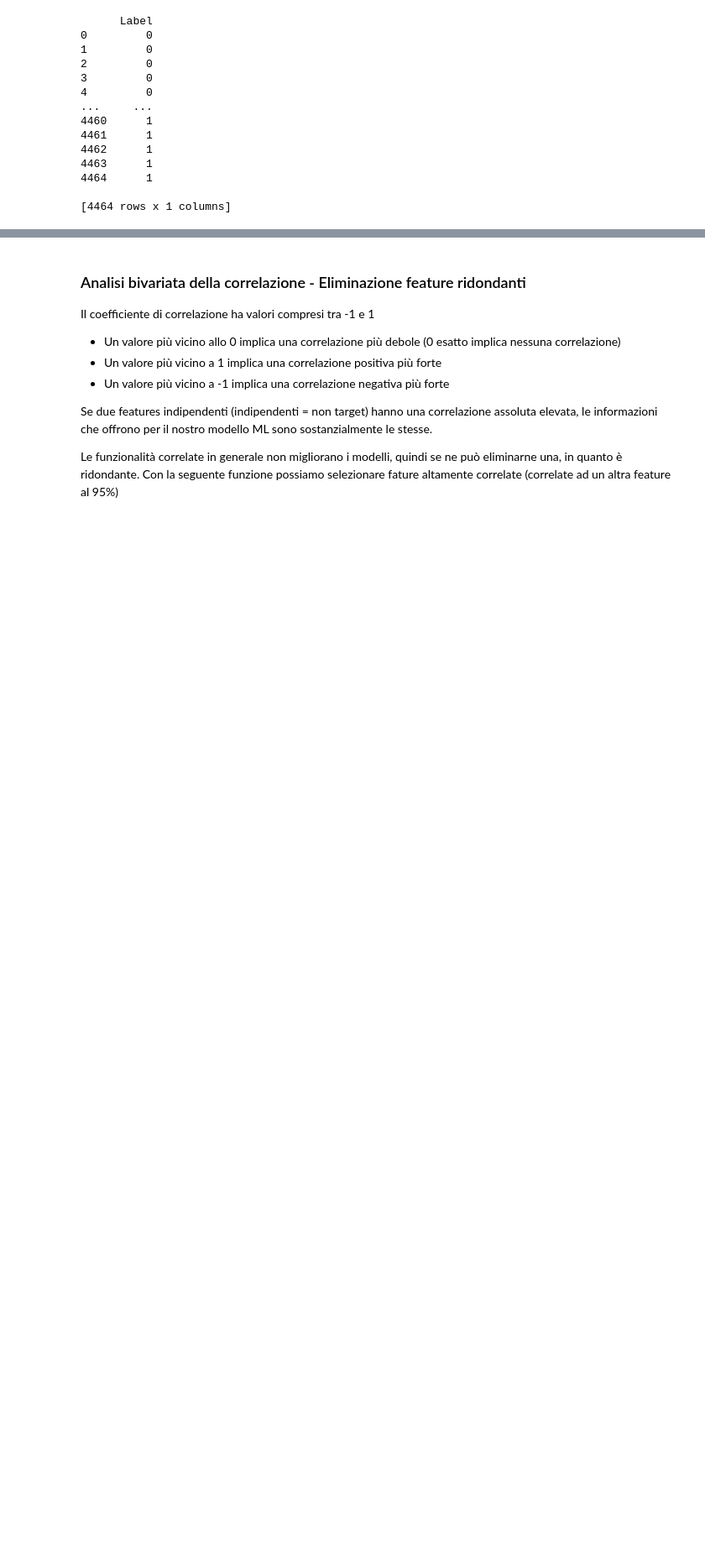
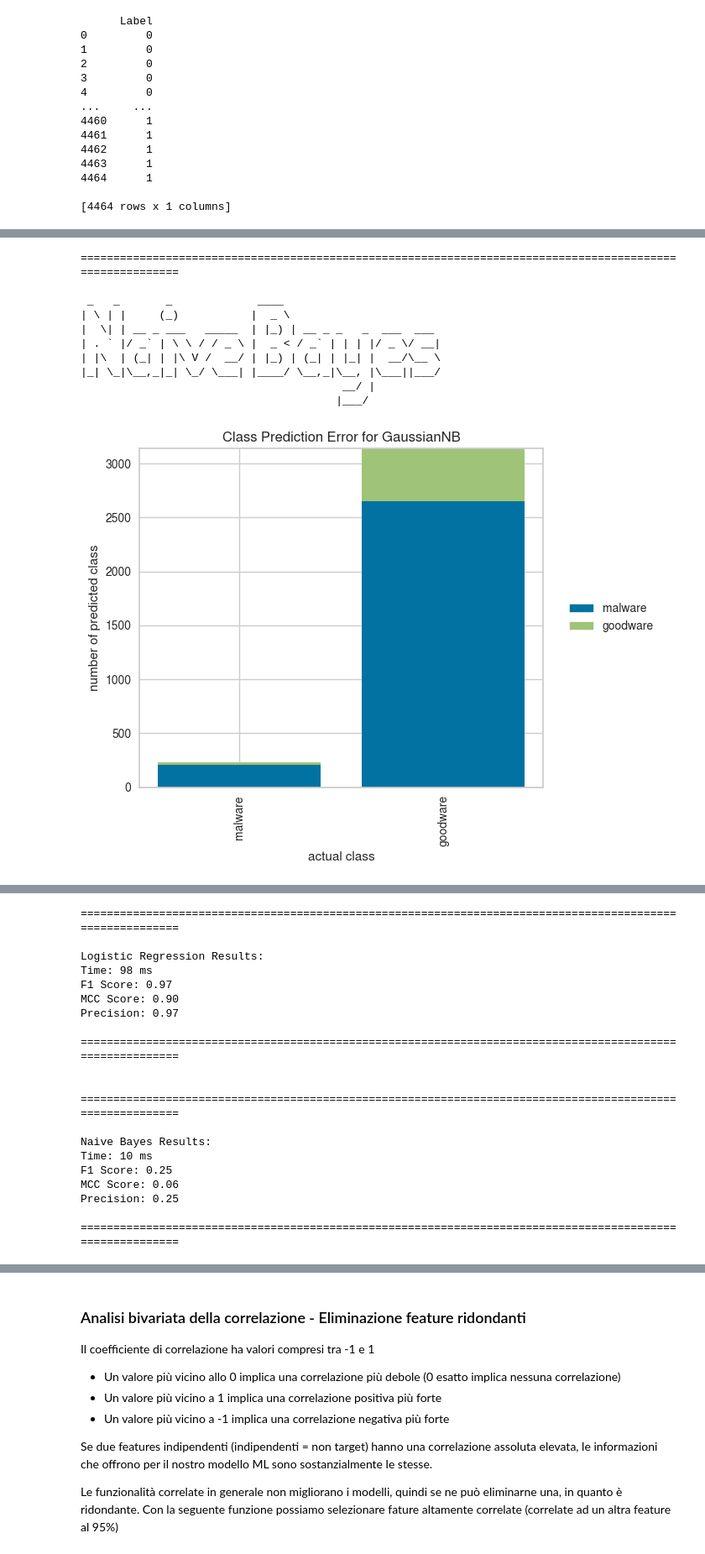
Before and after one commit to VR3ED/Goodware-vs-Malaware-machine-learning, a Jupyter notebook: Progetto.ipynb, the cells around one changed output, grey strips where cells are left out. Shown at 84% size. Cells and saved outputs as stored; diff of their text form; code cells hidden in the pictures; blank space fills up the shorter version.

```diff
--- a/Progetto.ipynb
+++ b/Progetto.ipynb
@@ -203,7 +213,4 @@ X_train, X_test, y_train, y_test = train_test_split(uni_feature, uni_target, tes
 4464      1
 
 [4464 rows x 1 columns]
-# %%
-y_train = y_train.replace(to_replace=["goodware", "malware"], value=[1, 0])
-y_test = y_test.replace(to_replace=["goodware", "malware"], value=[1, 0])
 # %%
@@ -265,0 +271,11 @@ times.append(time)
+# %%
+def print_results_logreg(results_logreg):
+    print("==========================================================================================================")
+    print()
+    print("Logistic Regression Results:")
+    print(f"Time: {results_logreg['time']} ms")
+    print(f"F1 Score: {results_logreg['f1score']:.2f}")
+    print(f"MCC Score: {results_logreg['mccscore']:.2f}")
+    print(f"Precision: {results_logreg['precision']:.2f}")
+    print()
+    print("==========================================================================================================")
@@ -265,0 +336,29 @@ times.append(time)
+# %%
+def print_results_nb(results_nb):
+
+    print("==========================================================================================================")
+    print()
+    print("Naive Bayes Results:")
+    print(f"Time: {results_nb['time']} ms")
+    print(f"F1 Score: {results_nb['f1score']:.2f}")
+    print(f"MCC Score: {results_nb['mccscore']:.2f}")
+    print(f"Precision: {results_nb['precision']:.2f}")
+    print()
+    print("==========================================================================================================")
+# %%
+def evaluate(X_train, X_test, y_train, y_test):
+    # lists to record time and scores
+    f1scores = []
+    mccscores = []
+    times = []
+
+    results_logreg = evaluate_with_Logistic_Regression(train_df = X_train, test_df = X_test, train_target=y_train, test_target=y_test)["logreg"]
+    results_nb = evaluate_with_Naive_Bayes(train_df = X_train, test_df = X_test, train_target=y_train, test_target=y_test)["naive_bayes"]
+
+    print_results_logreg(results_logreg)
+    print()
+    print()
+    print_results_nb(results_nb)
+# %%
+evaluate(X_train, X_test, y_train, y_test)
+# %% [output]
@@ -265,0 +378,11 @@ times.append(time)
+==========================================================================================================
+
+ _   _       _             ____
+| \ | |     (_)           |  _ \
+|  \| | __ _ ___   _____  | |_) | __ _ _   _  ___  ___
+| . ` |/ _` | \ \ / / _ \ |  _ < / _` | | | |/ _ \/ __|
+| |\  | (_| | |\ V /  __/ | |_) | (_| | |_| |  __/\__ \
+|_| \_|\__,_|_| \_/ \___| |____/ \__,_|\__, |\___||___/
+                                        __/ |
+                                       |___/
+[figure, added]
@@ -266 +391,21 @@ times.append(time)
+==========================================================================================================
+
+Logistic Regression Results:
+Time: 98 ms
+F1 Score: 0.97
+MCC Score: 0.90
+Precision: 0.97
+
+==========================================================================================================
+
+
+==========================================================================================================
+
+Naive Bayes Results:
+Time: 10 ms
+F1 Score: 0.25
+MCC Score: 0.06
+Precision: 0.25
+
+==========================================================================================================
 # %% [markdown]
```
Also changed, not shown: parts of 62 cells of this notebook.
